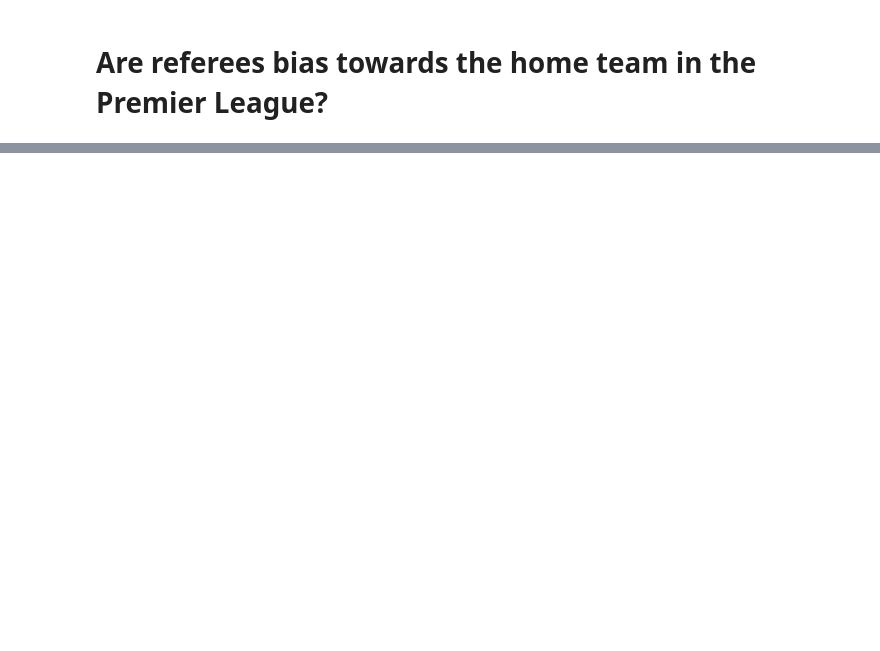
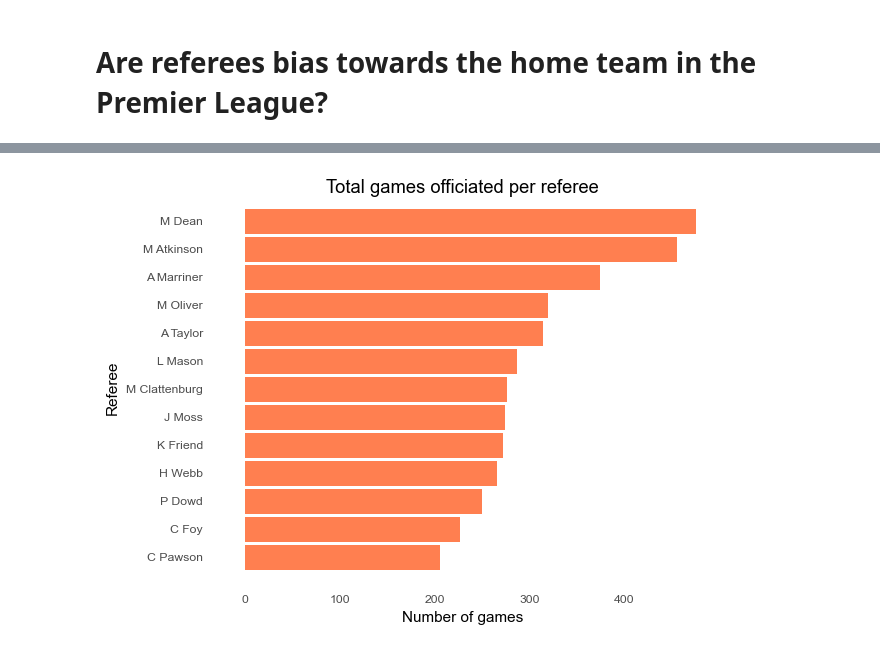
Before and after one commit to viswambaran/ASMM, a Jupyter notebook: Summative2/ASMMReport.ipynb, the cells around one changed output, grey strips where cells are left out. Drawn from its saved outputs; the diff is of its cells as text; code cells hidden in the pictures; blank space fills up the shorter version.

Commit message:
Initial exploratory charts

```diff
--- a/Summative2/ASMMReport.ipynb
+++ b/Summative2/ASMMReport.ipynb
@@ -52,6 +52,11 @@ Key to results data:
 import pandas as pd
 import numpy as np
 import os
+from plotnine import *
+import seaborn as sns
+from scipy import stats
+import matplotlib.pyplot as plt
+
 
 # Reading in data ------------------------------------------------------
 
@@ -76,7 +81,7 @@ data_url_base = 'https://www.football-data.co.uk/mmz4281/{Year}/E0.csv'
 ## Check if the data already exists locally (previously compiled incase of no internet)
 
 if os.path.exists("football_data.csv"):
-    df_raw = pd.read_csv("football_data.csv", low_memory=False, index_col=False)
+    df = pd.read_csv("football_data.csv", low_memory=False, index_col=False)
 else:
     ## creating url list with all years needed
     ## Also adding delimiter '/' between seasons for new column
@@ -96,3 +101,19 @@ else:
         df_list.append(df)
 
     df = pd.concat(df_list, ignore_index=True)
+
+cols_to_keep = ['Date','HomeTeam','AwayTeam','FTHG','FTAG','FTR','HTHG','HTAG','HTR','Referee','HS','AS','HST','AST','HF','AF','HC','AC','HY','AY','HR','AR','Season']
+
+df = df[cols_to_keep]
+
+df['Total_Yellow_Cards'] = df['HY'] + df['AY']
+df['Total_Red_Cards'] = df['HR'] + df['AR']
+df['Total_Cards'] = df['Total_Yellow_Cards'] + df['Total_Red_Cards']
+df['Total_Home_Cards'] = df['HY'] + df['HR']
+df['Total_Away_Cards'] = df['AY'] + df['AR']
+
+## Removing latest season as season not finished
+df = df[df.Season != "22/23"]
+
+df.dropna(inplace=True)
+df.isna().sum()
@@ -123,0 +238,16 @@ This bias however is not just limited to football it can be observed in all spor
+# %%
+## Plotting the number of game a referee has taken charge of top 13
+games_per_ref = df['Referee'].value_counts().rename_axis('Referee').reset_index(name='Count')
+
+(ggplot(data=games_per_ref.head(n=13),
+            mapping=aes(x='reorder(Referee, Count)', y='Count'))+
+            geom_col(fill='coral') +
+            coord_flip() +
+            theme_minimal(base_family='Arial') +
+            theme(panel_grid_major=element_blank(),
+                  panel_grid_minor=element_blank()) +
+            ylab('Number of games') +
+            ggtitle("Total games officiated per referee") +
+            xlab('Referee')).draw();
+# %% [output]
+[figure, added]
```
Also changed, not shown: parts of 13 cells of this notebook.
